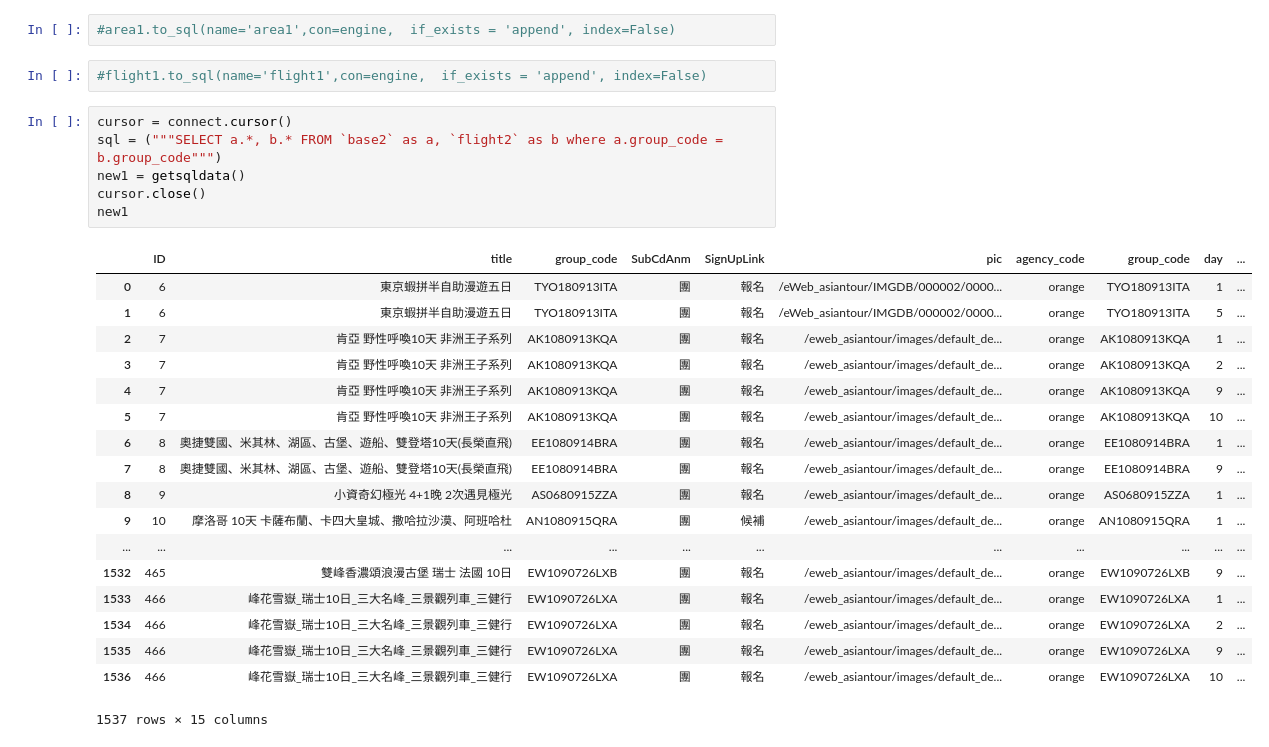
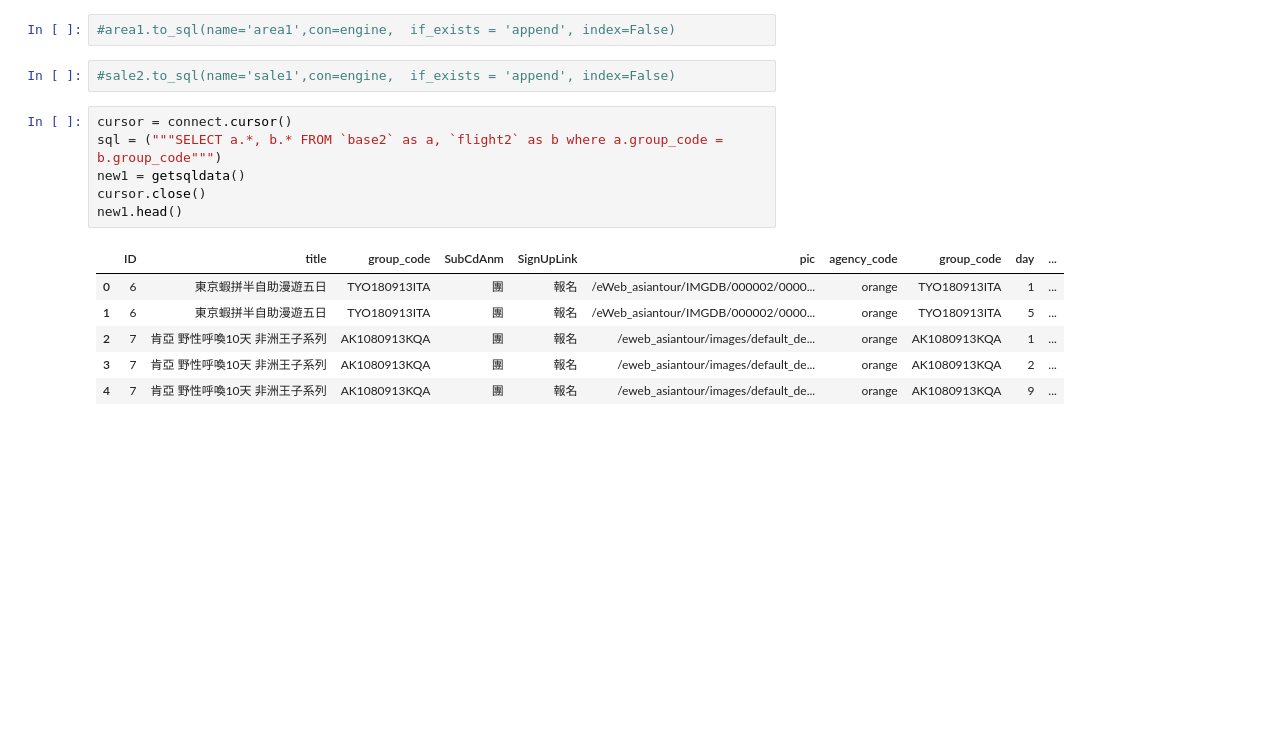
Before and after one commit to catxxx591/tour, a Jupyter notebook: tour2.ipynb, the cells around one changed output. Cells and saved outputs as stored; diff of their text form; blank space fills up the shorter version.

```diff
--- a/tour2.ipynb
+++ b/tour2.ipynb
@@ -1151,29 +1151,17 @@ cursor.close()
 # %%
 #area1.to_sql(name='area1',con=engine,  if_exists = 'append', index=False)
 # %%
-#flight1.to_sql(name='flight1',con=engine,  if_exists = 'append', index=False)
+#sale2.to_sql(name='sale1',con=engine,  if_exists = 'append', index=False)
 # %%
 cursor = connect.cursor()
 sql = ("""SELECT a.*, b.* FROM `base2` as a, `flight2` as b where a.group_code = b.group_code""")
 new1 = getsqldata()
 cursor.close()
-new1
+new1.head()
 # %% [output]
 |  | ID | title | group_code | SubCdAnm | SignUpLink | pic | agency_code | group_code | day | ... |
 | 0 | 6 | 東京蝦拼半自助漫遊五日 | TYO180913ITA | 團 | 報名 | /eWeb_asiantour/IMGDB/000002/0000... | orange | TYO180913ITA | 1 | ... |
 | 1 | 6 | 東京蝦拼半自助漫遊五日 | TYO180913ITA | 團 | 報名 | /eWeb_asiantour/IMGDB/000002/0000... | orange | TYO180913ITA | 5 | ... |
 | 2 | 7 | 肯亞 野性呼喚10天 非洲王子系列 | AK1080913KQA | 團 | 報名 | /eweb_asiantour/images/default_de... | orange | AK1080913KQA | 1 | ... |
 | 3 | 7 | 肯亞 野性呼喚10天 非洲王子系列 | AK1080913KQA | 團 | 報名 | /eweb_asiantour/images/default_de... | orange | AK1080913KQA | 2 | ... |
 | 4 | 7 | 肯亞 野性呼喚10天 非洲王子系列 | AK1080913KQA | 團 | 報名 | /eweb_asiantour/images/default_de... | orange | AK1080913KQA | 9 | ... |
-| 5 | 7 | 肯亞 野性呼喚10天 非洲王子系列 | AK1080913KQA | 團 | 報名 | /eweb_asiantour/images/default_de... | orange | AK1080913KQA | 10 | ... |
-| 6 | 8 | 奧捷雙國、米其林、湖區、古堡、遊船、雙登塔10天(長榮直飛) | EE1080914BRA | 團 | 報名 | /eweb_asiantour/images/default_de... | orange | EE1080914BRA | 1 | ... |
-| 7 | 8 | 奧捷雙國、米其林、湖區、古堡、遊船、雙登塔10天(長榮直飛) | EE1080914BRA | 團 | 報名 | /eweb_asiantour/images/default_de... | orange | EE1080914BRA | 9 | ... |
-| 8 | 9 | 小資奇幻極光 4+1晚 2次遇見極光 | AS0680915ZZA | 團 | 報名 | /eweb_asiantour/images/default_de... | orange | AS0680915ZZA | 1 | ... |
-| 9 | 10 | 摩洛哥 10天 卡薩布蘭、卡四大皇城、撒哈拉沙漠、阿班哈杜 | AN1080915QRA | 團 | 候補 | /eweb_asiantour/images/default_de... | orange | AN1080915QRA | 1 | ... |
-| ... | ... | ... | ... | ... | ... | ... | ... | ... | ... | ... |
-| 1532 | 465 | 雙峰香濃頌浪漫古堡 瑞士 法國 10日 | EW1090726LXB | 團 | 報名 | /eweb_asiantour/images/default_de... | orange | EW1090726LXB | 9 | ... |
-| 1533 | 466 | 峰花雪嶽_瑞士10日_三大名峰_三景觀列車_三健行 | EW1090726LXA | 團 | 報名 | /eweb_asiantour/images/default_de... | orange | EW1090726LXA | 1 | ... |
-| 1534 | 466 | 峰花雪嶽_瑞士10日_三大名峰_三景觀列車_三健行 | EW1090726LXA | 團 | 報名 | /eweb_asiantour/images/default_de... | orange | EW1090726LXA | 2 | ... |
-| 1535 | 466 | 峰花雪嶽_瑞士10日_三大名峰_三景觀列車_三健行 | EW1090726LXA | 團 | 報名 | /eweb_asiantour/images/default_de... | orange | EW1090726LXA | 9 | ... |
-| 1536 | 466 | 峰花雪嶽_瑞士10日_三大名峰_三景觀列車_三健行 | EW1090726LXA | 團 | 報名 | /eweb_asiantour/images/default_de... | orange | EW1090726LXA | 10 | ... |
-1537 rows × 15 columns
```
